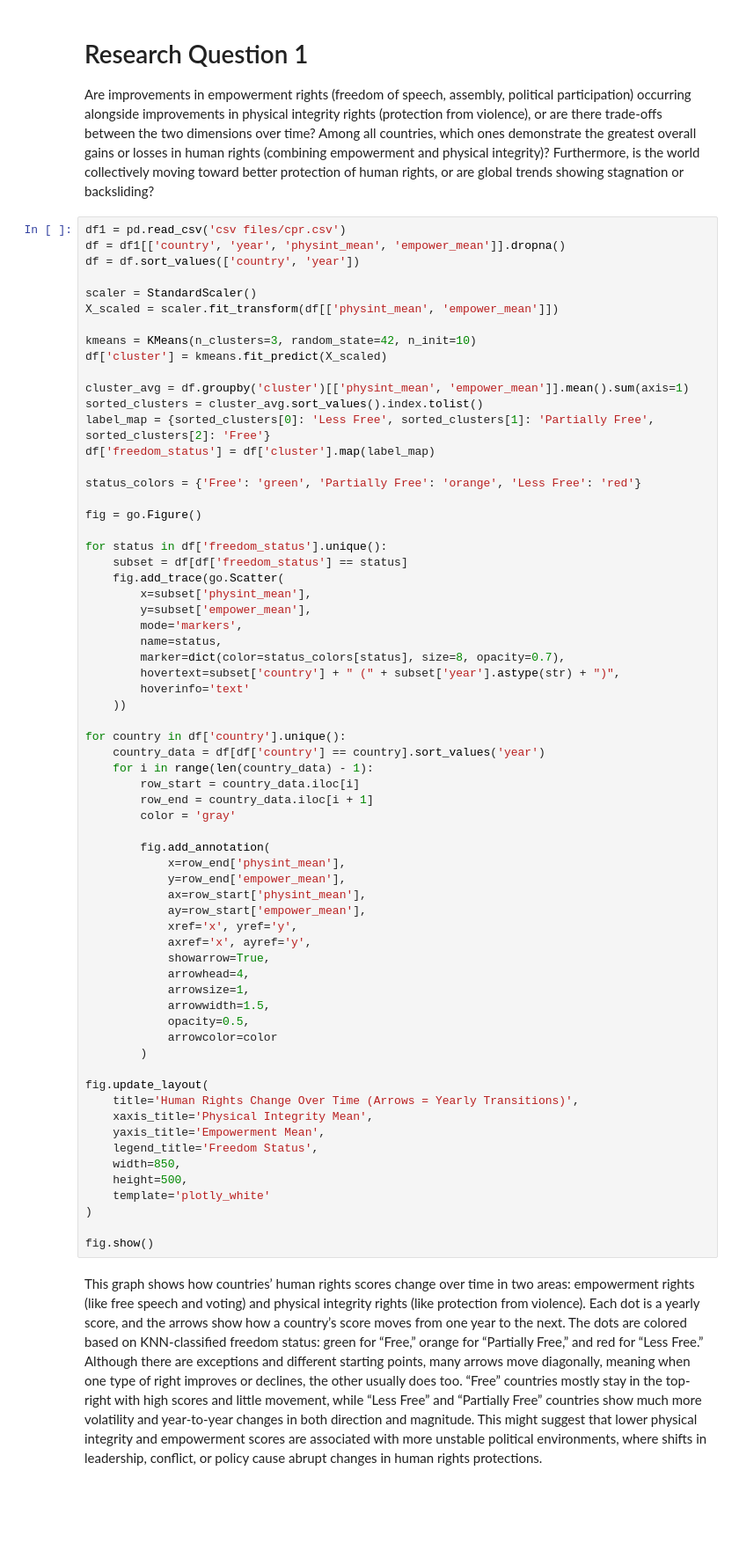
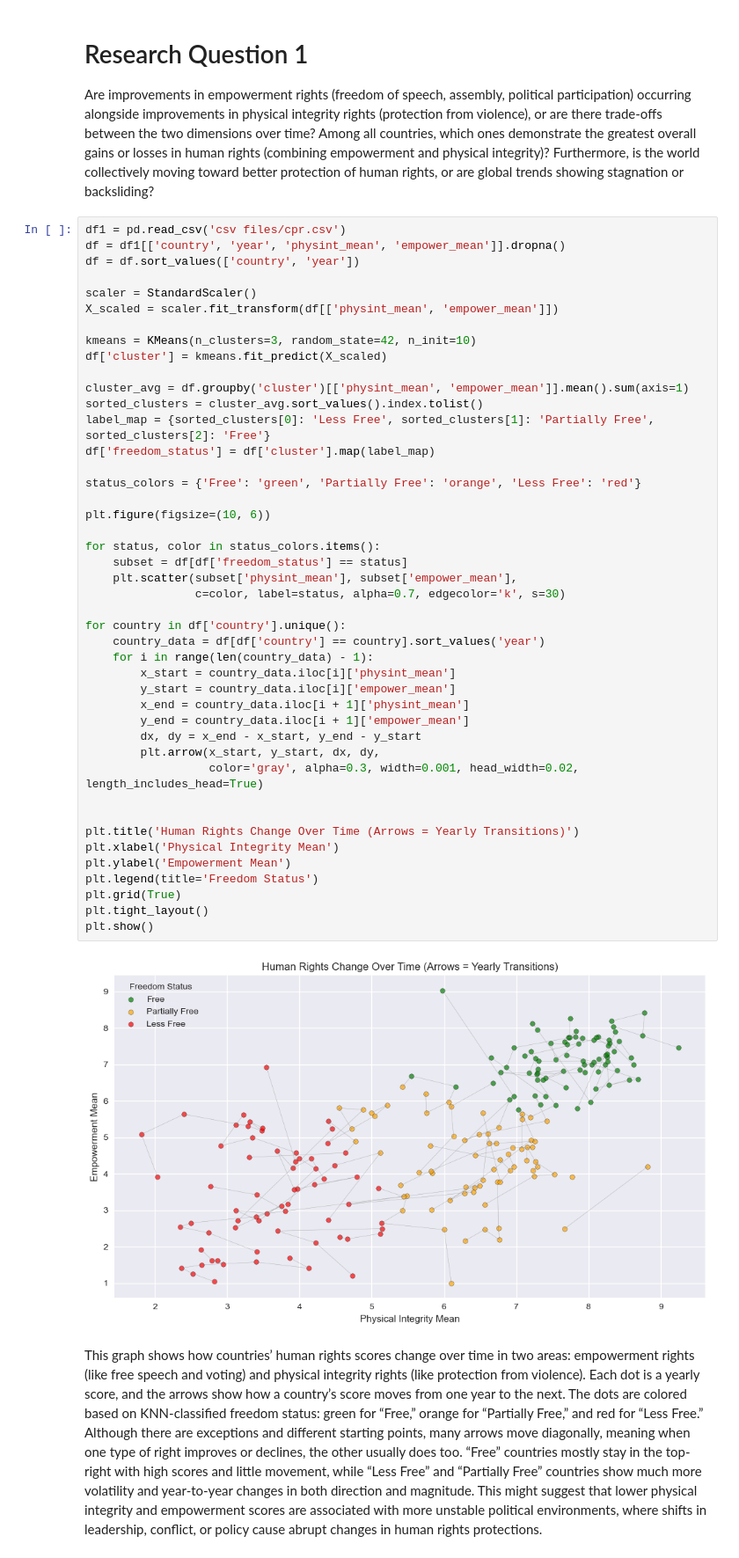
Before and after one commit to UhanWu/qtm151-s25, a Jupyter notebook: final_projects/group11finalproject.ipynb, the cells around one changed output. Shown at 88% size. Saved outputs shown, nothing was run; the diff lists cells and outputs as text; blank space fills up the shorter version.

```diff
--- a/final_projects/group11finalproject.ipynb
+++ b/final_projects/group11finalproject.ipynb
@@ -21,68 +21,49 @@ Are improvements in empowerment rights (freedom of speech, assembly, political p
 # %%
 df1 = pd.read_csv('csv files/cpr.csv')
 df = df1[['country', 'year', 'physint_mean', 'empower_mean']].dropna()
 df = df.sort_values(['country', 'year'])
 
 scaler = StandardScaler()
 X_scaled = scaler.fit_transform(df[['physint_mean', 'empower_mean']])
 
 kmeans = KMeans(n_clusters=3, random_state=42, n_init=10)
 df['cluster'] = kmeans.fit_predict(X_scaled)
 
 cluster_avg = df.groupby('cluster')[['physint_mean', 'empower_mean']].mean().sum(axis=1)
 sorted_clusters = cluster_avg.sort_values().index.tolist()
 label_map = {sorted_clusters[0]: 'Less Free', sorted_clusters[1]: 'Partially Free', sorted_clusters[2]: 'Free'}
 df['freedom_status'] = df['cluster'].map(label_map)
 
 status_colors = {'Free': 'green', 'Partially Free': 'orange', 'Less Free': 'red'}
 
-fig = go.Figure()
+plt.figure(figsize=(10, 6))
 
-for status in df['freedom_status'].unique():
+for status, color in status_colors.items():
     subset = df[df['freedom_status'] == status]
-    fig.add_trace(go.Scatter(
-        x=subset['physint_mean'],
-        y=subset['empower_mean'],
-        mode='markers',
-        name=status,
-        marker=dict(color=status_colors[status], size=8, opacity=0.7),
-        hovertext=subset['country'] + " (" + subset['year'].astype(str) + ")",
-        hoverinfo='text'
-    ))
+    plt.scatter(subset['physint_mean'], subset['empower_mean'],
+                c=color, label=status, alpha=0.7, edgecolor='k', s=30)
 
 for country in df['country'].unique():
     country_data = df[df['country'] == country].sort_values('year')
     for i in range(len(country_data) - 1):
-        row_start = country_data.iloc[i]
-        row_end = country_data.iloc[i + 1]
-        color = 'gray'
+        x_start = country_data.iloc[i]['physint_mean']
+        y_start = country_data.iloc[i]['empower_mean']
+        x_end = country_data.iloc[i + 1]['physint_mean']
+        y_end = country_data.iloc[i + 1]['empower_mean']
+        dx, dy = x_end - x_start, y_end - y_start
+        plt.arrow(x_start, y_start, dx, dy,
+                  color='gray', alpha=0.3, width=0.001, head_width=0.02, length_includes_head=True)
 
-        fig.add_annotation(
-            x=row_end['physint_mean'],
-            y=row_end['empower_mean'],
-            ax=row_start['physint_mean'],
-            ay=row_start['empower_mean'],
-            xref='x', yref='y',
-            axref='x', ayref='y',
-            showarrow=True,
-            arrowhead=4,
-            arrowsize=1,
-            arrowwidth=1.5,
-            opacity=0.5,
-            arrowcolor=color
-        )
 
-fig.update_layout(
-    title='Human Rights Change Over Time (Arrows = Yearly Transitions)',
-    xaxis_title='Physical Integrity Mean',
-    yaxis_title='Empowerment Mean',
-    legend_title='Freedom Status',
-    width=850,
-    height=500,
-    template='plotly_white'
-)
-
-fig.show()
+plt.title('Human Rights Change Over Time (Arrows = Yearly Transitions)')
+plt.xlabel('Physical Integrity Mean')
+plt.ylabel('Empowerment Mean')
+plt.legend(title='Freedom Status')
+plt.grid(True)
+plt.tight_layout()
+plt.show()
+# %% [output]
+[figure, added]
 # %% [markdown]
 This graph shows how countries’ human rights scores change over time in two areas: empowerment rights (like free speech and voting) and physical integrity rights (like protection from violence). Each dot is a yearly score, and the arrows show how a country’s score moves from one year to the next. The dots are colored based on KNN-classified freedom status: green for “Free,” orange for “Partially Free,” and red for “Less Free.” Although there are exceptions and different starting points, many arrows move diagonally, meaning when one type of right improves or declines, the other usually does too. “Free” countries mostly stay in the top-right with high scores and little movement, while “Less Free” and “Partially Free” countries show much more volatility and year-to-year changes in both direction and magnitude. This might suggest that lower physical integrity and empowerment scores are associated with more unstable political environments, where shifts in leadership, conflict, or policy cause abrupt changes in human rights protections.
 # %%
```
Also changed, not shown: parts of 3 cells of this notebook, 1 other file.
